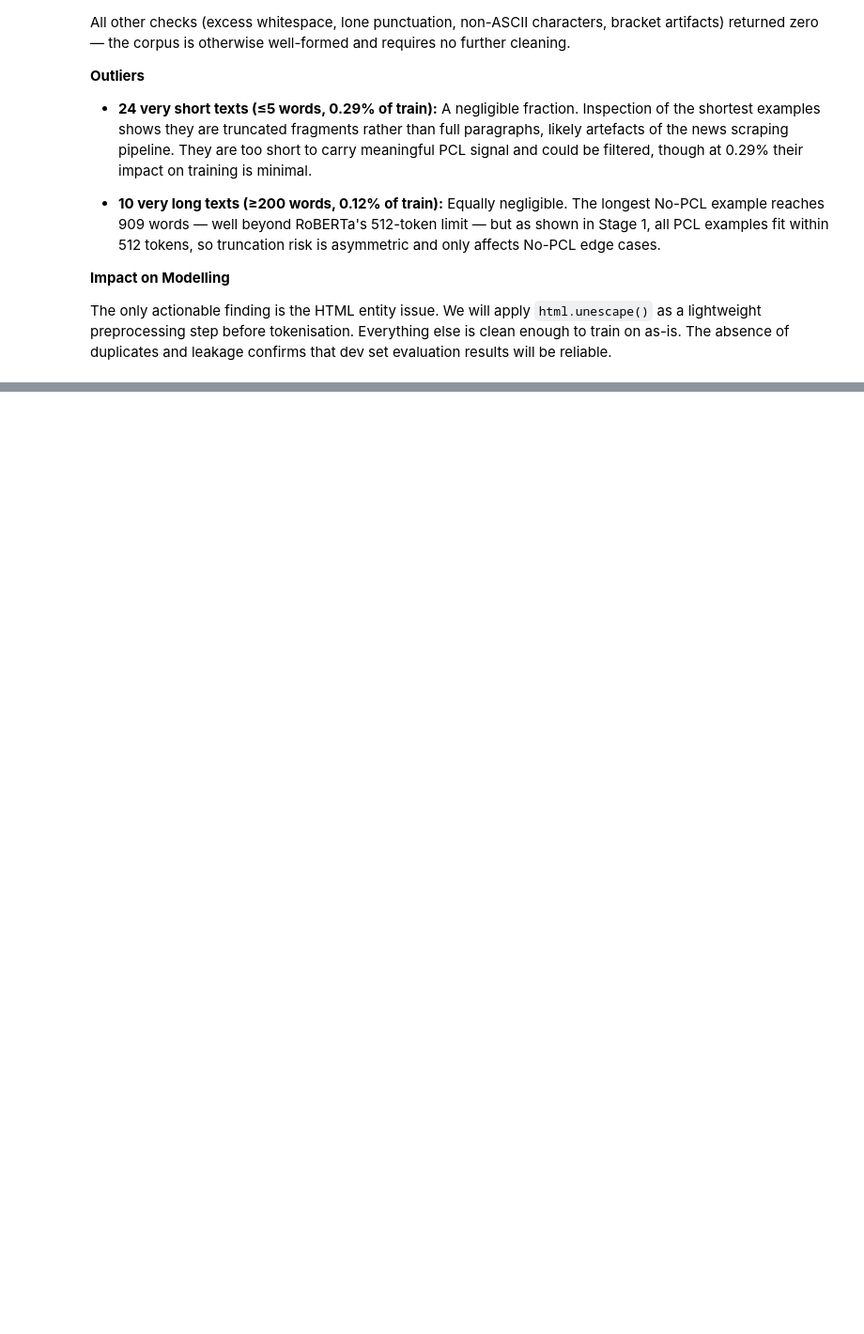
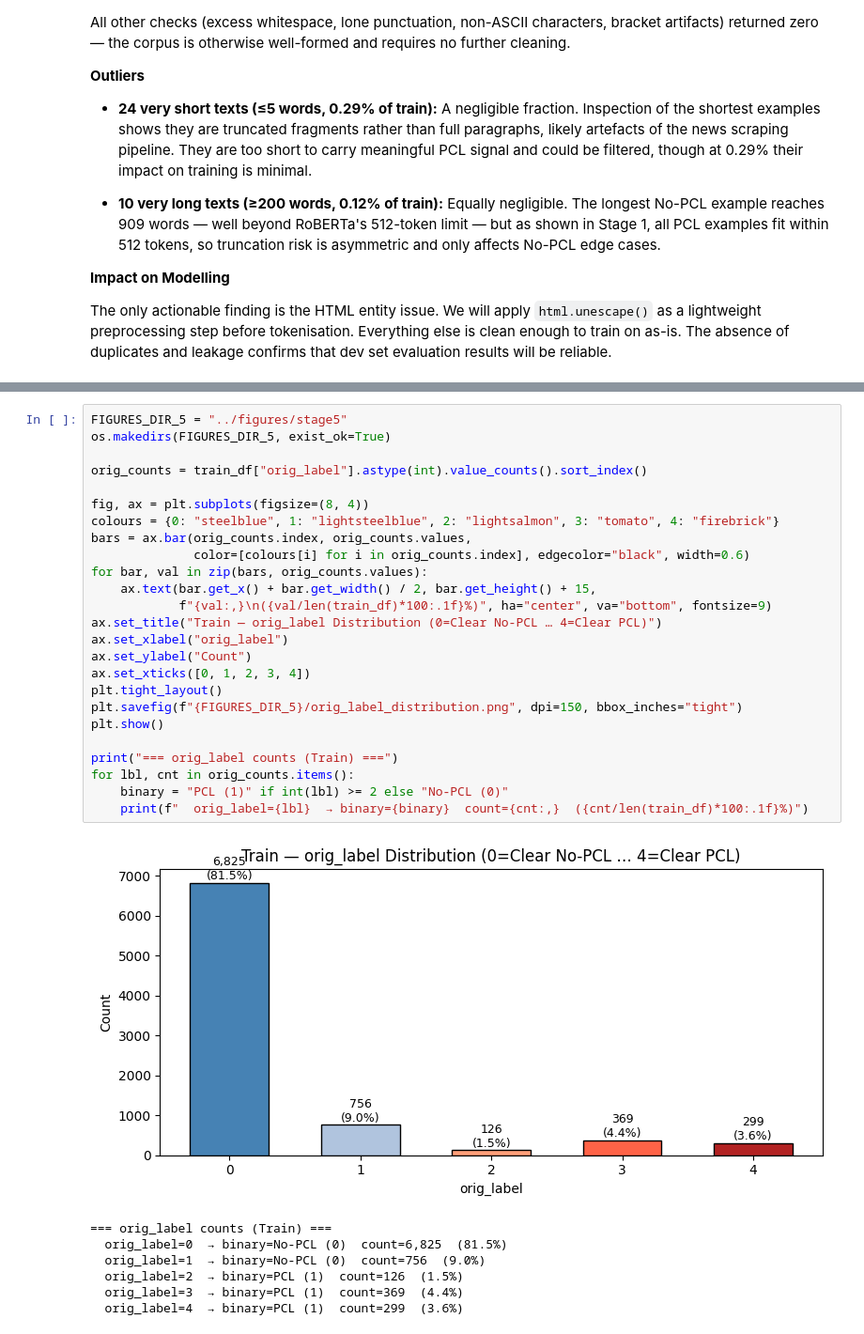
Before and after one commit to darius024/pcl-classifier, a Jupyter notebook: notebooks/eda.ipynb, the cells around one changed output, grey strips where cells are left out. Shown at 94% size. Cells and saved outputs as stored; diff of their text form; blank space fills up the shorter version.

```diff
--- a/notebooks/eda.ipynb
+++ b/notebooks/eda.ipynb
@@ -710,0 +724,33 @@ The only actionable finding is the HTML entity issue. We will apply `html.unesca
+# %%
+FIGURES_DIR_5 = "../figures/stage5"
+os.makedirs(FIGURES_DIR_5, exist_ok=True)
+
+orig_counts = train_df["orig_label"].astype(int).value_counts().sort_index()
+
+fig, ax = plt.subplots(figsize=(8, 4))
+colours = {0: "steelblue", 1: "lightsteelblue", 2: "lightsalmon", 3: "tomato", 4: "firebrick"}
+bars = ax.bar(orig_counts.index, orig_counts.values,
+              color=[colours[i] for i in orig_counts.index], edgecolor="black", width=0.6)
+for bar, val in zip(bars, orig_counts.values):
+    ax.text(bar.get_x() + bar.get_width() / 2, bar.get_height() + 15,
+            f"{val:,}\n({val/len(train_df)*100:.1f}%)", ha="center", va="bottom", fontsize=9)
+ax.set_title("Train — orig_label Distribution (0=Clear No-PCL … 4=Clear PCL)")
+ax.set_xlabel("orig_label")
+ax.set_ylabel("Count")
+ax.set_xticks([0, 1, 2, 3, 4])
+plt.tight_layout()
+plt.savefig(f"{FIGURES_DIR_5}/orig_label_distribution.png", dpi=150, bbox_inches="tight")
+plt.show()
+
+print("=== orig_label counts (Train) ===")
+for lbl, cnt in orig_counts.items():
+    binary = "PCL (1)" if int(lbl) >= 2 else "No-PCL (0)"
+    print(f"  orig_label={lbl}  → binary={binary}  count={cnt:,}  ({cnt/len(train_df)*100:.1f}%)")
+# %% [output]
+[figure, added]
+=== orig_label counts (Train) ===
+  orig_label=0  → binary=No-PCL (0)  count=6,825  (81.5%)
+  orig_label=1  → binary=No-PCL (0)  count=756  (9.0%)
+  orig_label=2  → binary=PCL (1)  count=126  (1.5%)
+  orig_label=3  → binary=PCL (1)  count=369  (4.4%)
+  orig_label=4  → binary=PCL (1)  count=299  (3.6%)
```
Also changed, not shown: parts of 3 cells of this notebook.
